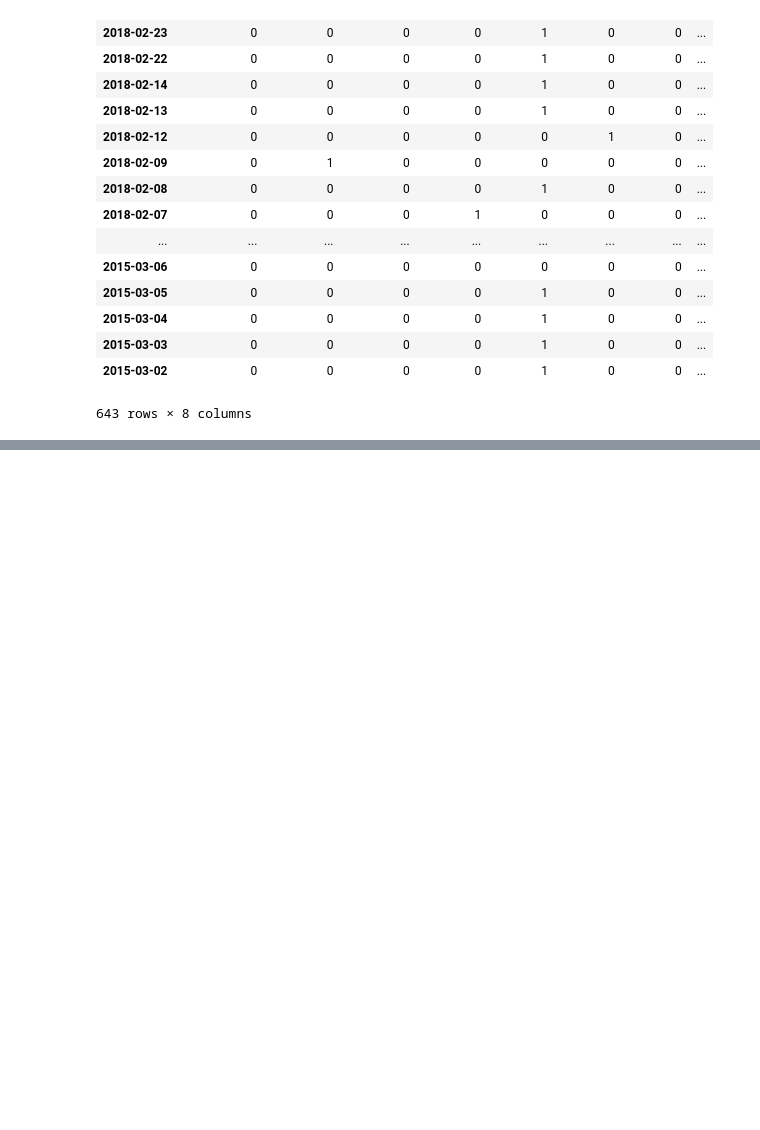
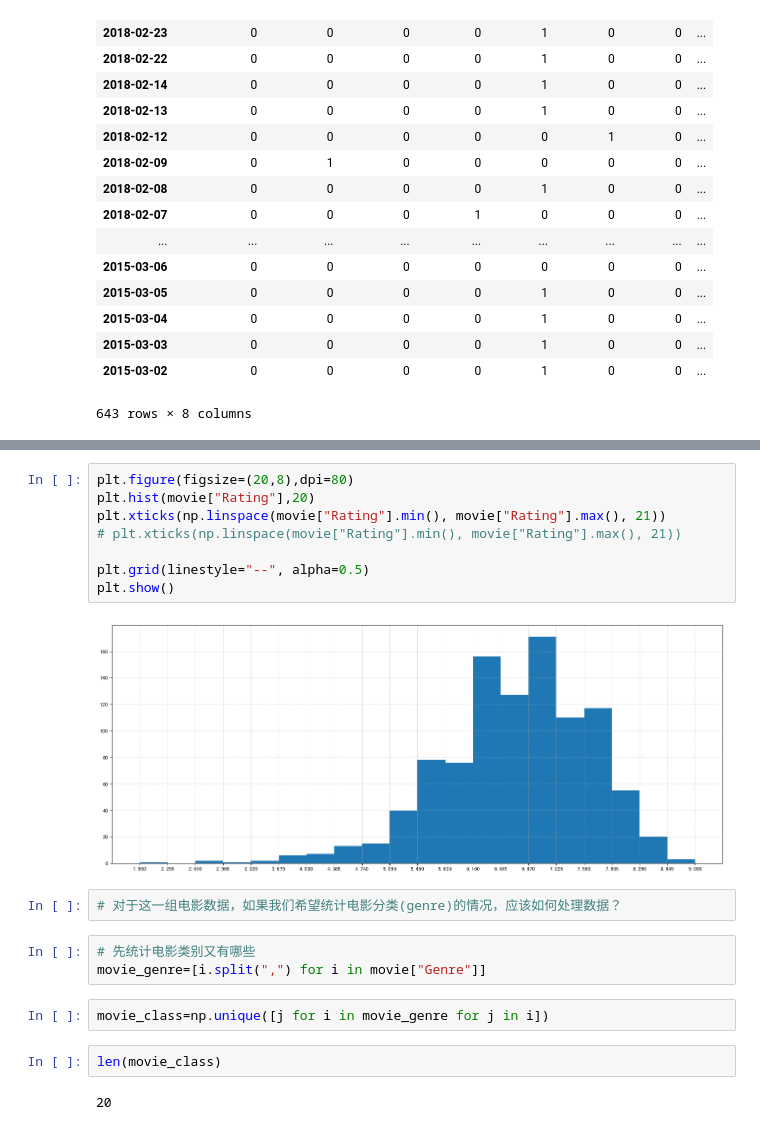
Before and after one commit to SmaugADG/machine-learning, a Jupyter notebook: data-mining/Pandas进阶/Pandas进阶.ipynb, the cells around one changed output, grey strips where cells are left out. Cells and saved outputs as stored; diff of their text form; blank space fills up the shorter version.

```diff
--- a/data-mining/Pandas进阶/Pandas进阶.ipynb
+++ b/data-mining/Pandas进阶/Pandas进阶.ipynb
@@ -272,0 +497,21 @@ stock_change
+# %%
+plt.figure(figsize=(20,8),dpi=80)
+plt.hist(movie["Rating"],20)
+plt.xticks(np.linspace(movie["Rating"].min(), movie["Rating"].max(), 21))
+# plt.xticks(np.linspace(movie["Rating"].min(), movie["Rating"].max(), 21))
+
+plt.grid(linestyle="--", alpha=0.5)
+plt.show()
+# %% [output]
+[figure, added]
+# %%
+# 对于这一组电影数据，如果我们希望统计电影分类(genre)的情况，应该如何处理数据？
+# %%
+# 先统计电影类别又有哪些
+movie_genre=[i.split(",") for i in movie["Genre"]]
+# %%
+movie_class=np.unique([j for i in movie_genre for j in i])
+# %%
+len(movie_class)
+# %% [output]
+20
```
Also changed, not shown: parts of 38 cells of this notebook.
